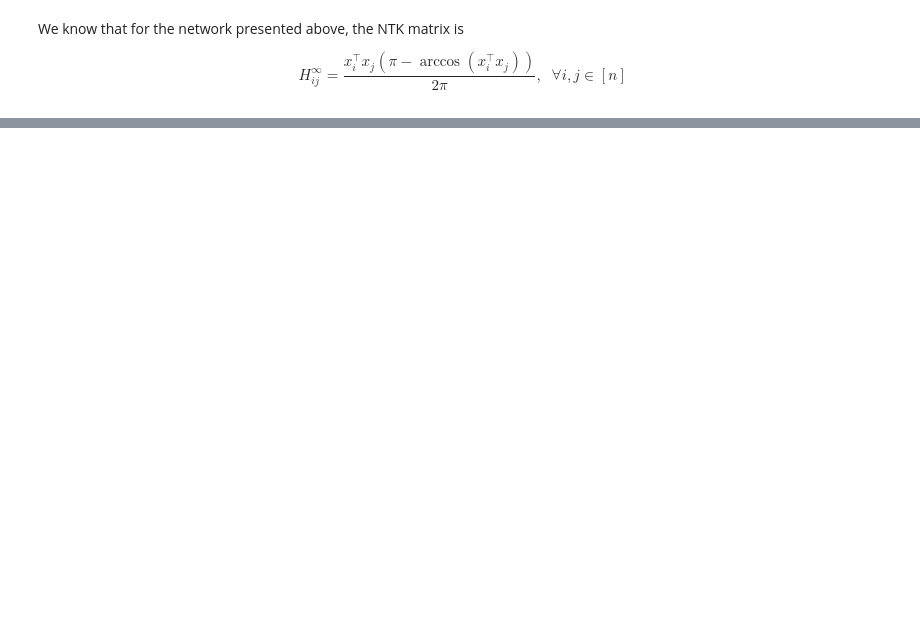
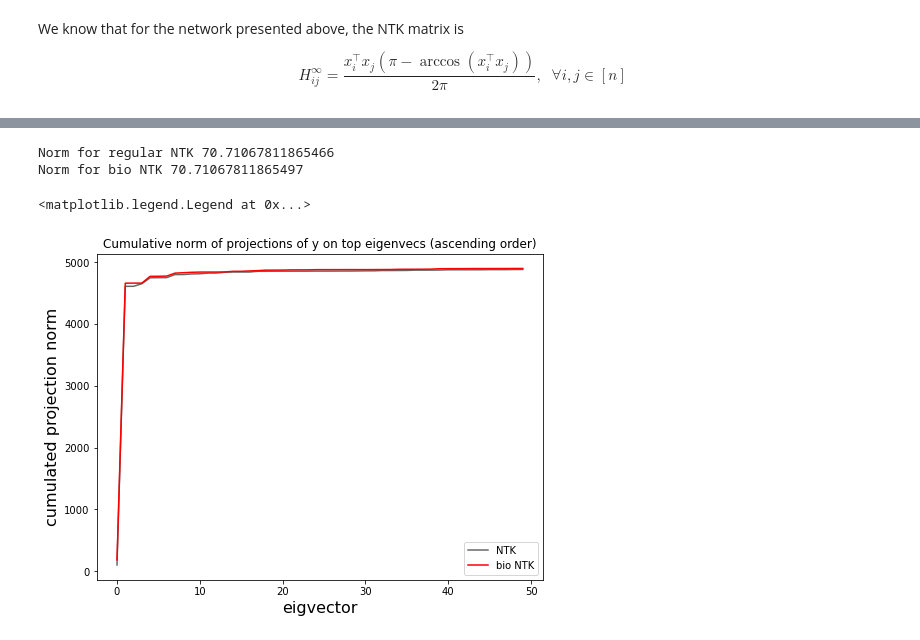
Before and after one commit to BruntonUWBio/structured-random-features, a Jupyter notebook: new_version/NTK_analysis.ipynb, the cells around one changed output, grey strips where cells are left out. Drawn from its saved outputs; the diff is of its cells as text; code cells hidden in the pictures; blank space fills up the shorter version.

```diff
--- a/new_version/NTK_analysis.ipynb
+++ b/new_version/NTK_analysis.ipynb
@@ -189,0 +236,23 @@ proj = eig_vec.T @ y_train
+# %%
+# find the norm of the projections
+i = 5000
+print('Norm for regular NTK', la.norm(np.abs(proj)[:i]))
+print('Norm for bio NTK', la.norm(np.abs(proj_bio)[:i]))
+# %% [output]
+Norm for regular NTK 70.71067811865466
+Norm for bio NTK 70.71067811865497
+# %%
+cum_norm_NTK = np.cumsum(proj ** 2)
+cum_norm_NTK_bio = np.cumsum(proj_bio ** 2)
+
+i = 50
+fig = plt.figure(figsize=(8, 6))
+plt.title('Cumulative norm of projections of y on top eigenvecs (ascending order)')
+plt.plot(cum_norm_NTK[:i], 'k-', label='NTK', alpha=0.6)
+plt.plot(cum_norm_NTK_bio[:i], 'r-', label='bio NTK')
+plt.ylabel('cumulated projection norm', fontsize=16)
+plt.xlabel('eigvector', fontsize=16)
+plt.legend()
+# %% [output]
+<matplotlib.legend.Legend at 0x...>
+[figure, added]
```
Also changed, not shown: parts of 20 cells of this notebook, 5 other files.
